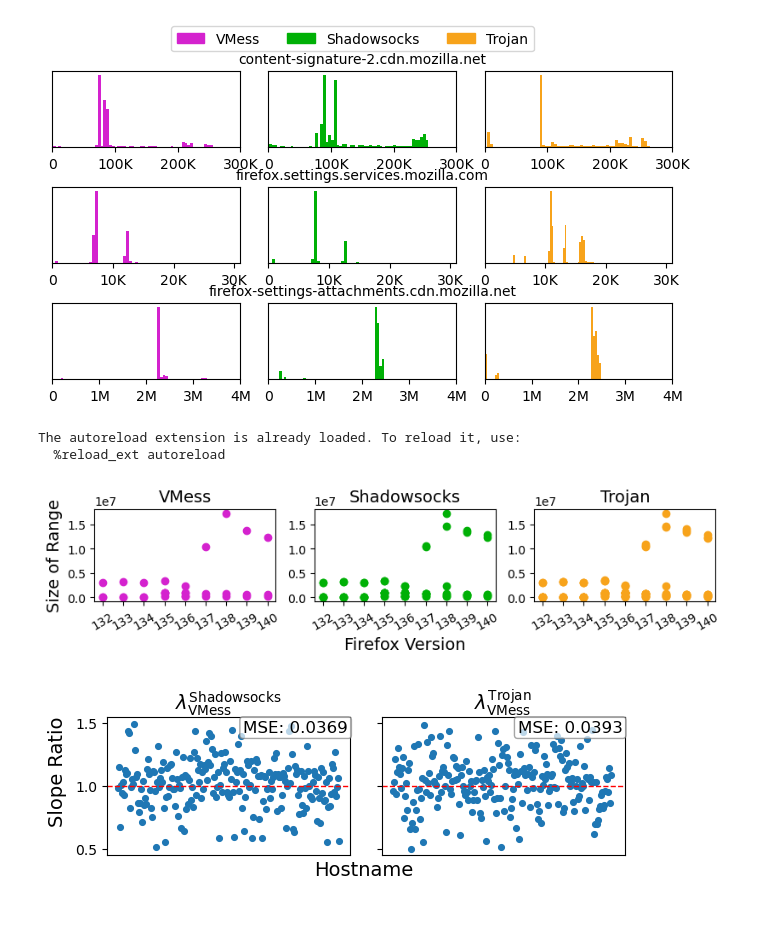
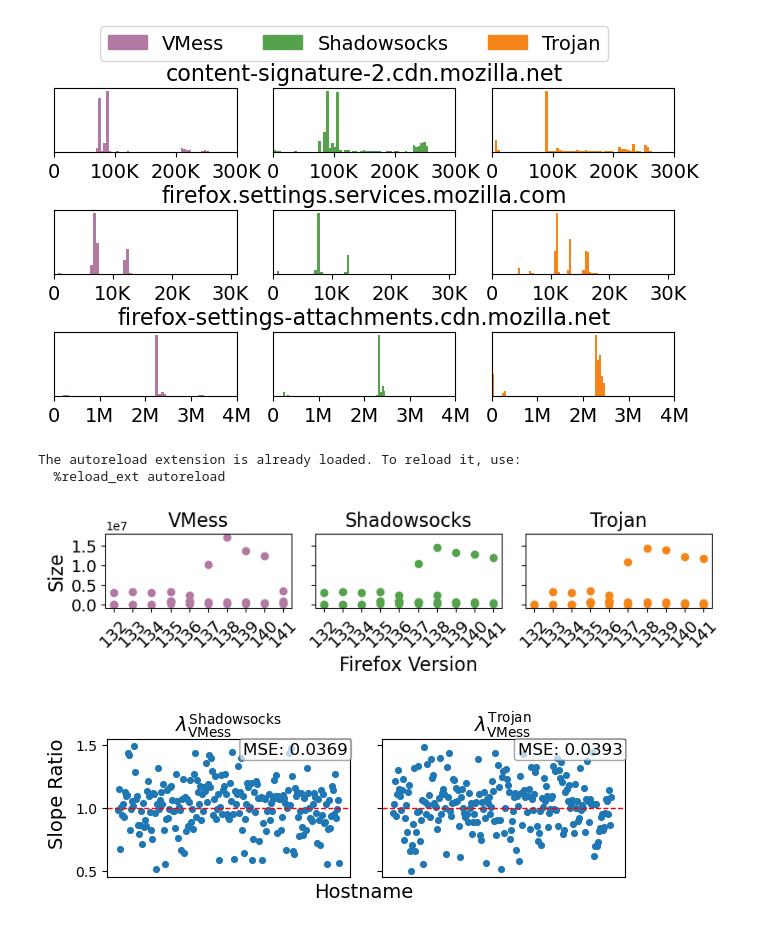
Before and after one commit to wesly2000/PA3, a Jupyter notebook: exp/data_analysis/stream_analysis.ipynb, the cells around one changed output. Cells and saved outputs as stored; diff of their text form; code cells hidden in the pictures.

```diff
--- a/exp/data_analysis/stream_analysis.ipynb
+++ b/exp/data_analysis/stream_analysis.ipynb
@@ -204,7 +204,7 @@ for sni in dfs:
     arrays[sni] = columns
 
 protocols = ["VMess", "Shadowsocks", "Trojan"]
-color_map = ["#d422ce", "#00b006", "#f7a31b"]
+color_map = ["#B279A2", "#54A24B", "#F58518"]
 
 patches = [mpatches.Patch(color=color_map[i], label=protocols[i]) for i in range(3)]
 
@@ -226,22 +226,22 @@ for j in range(3):
     for i, sni in enumerate(dfs):
         axes[i, j].hist(arrays[sni][j][arrays[sni][j] < x_lim[i]], bins=60, color=color_map[j], label=protocols[j])
         axes[i, j].set_xlim(0, x_lim[i])
-        axes[i, j].tick_params(axis='x', labelsize=10)
+        axes[i, j].tick_params(axis='x', labelsize=14)
         axes[i, j].set_yticks([])
         axes[i, j].set_xticks(x_ticks[i])
         axes[i, j].set_xticklabels(x_ticklabels[i])
-        axes[i, 1].set_title(sni, fontsize=10)
+        axes[i, 1].set_title(sni, fontsize=16)
 
 
 # Manually create a legend for the whole figure
-fig.legend(handles=patches, loc='upper center', ncol=3, bbox_to_anchor=(0.5, 1.01), fontsize=10)
+fig.legend(handles=patches, loc='upper center', ncol=3, bbox_to_anchor=(0.5, 1.06), fontsize=14)
 
-fig.subplots_adjust(hspace=0.53, wspace=0.15)
+fig.subplots_adjust(hspace=0.9, wspace=0.2)
 # plt.savefig('histograms.png')
 
 plt.savefig('browser_noise.pdf', bbox_inches='tight', dpi=300, format='pdf')
 # %% [output]
-[figure, old version]
+[figure, new version]
 # %%
 import pandas as pd
 from WFlib.tools.formatter import array_path
@@ -338,9 +338,9 @@ import matplotlib.pyplot as plt
 import matplotlib.patches as mpatches
 from WFlib.utils.statistics import greedy_mass_covering
 
-versions = [v for v in range(132, 141)]
+versions = [v for v in range(132, 142)]
 protocols = ["VMess", "Shadowsocks", "Trojan"]
-color_map = ["#d422ce", "#00b006", "#f7a31b"]
+color_map = ["#B279A2", "#54A24B", "#F58518"]
 coverage = .4
 
 SNI_BIN_SIZE = {
@@ -349,46 +349,46 @@ SNI_BIN_SIZE = {
     'content-signature-2.cdn.mozilla.net': 1000
 }
 # %%
-fig, axs = plt.subplots(1, 3, figsize=(8, 2), constrained_layout=True)
+fig, axs = plt.subplots(1, 3, figsize=(8, 2), constrained_layout=True, sharey=True)
 patches = [mpatches.Patch(color=color_map[i], label=protocols[i]) for i in range(3)]
 y_ticks = [0, .5e7, 1e7, 1.5e7]
 axs[0].set_xticks(versions)
+axs[0].set_ylabel("Size", fontsize=16)
 axs[0].set_yticks(y_ticks)
-axs[0].tick_params(axis='x', rotation=30)
-axs[0].set_ylabel("Size of Range", fontsize=14)
-# axs[0].set_xlabel("Firefox Version", fontsize=14)
-axs[0].set_title("VMess", fontsize=14)
+axs[0].tick_params(axis='x', rotation=45, labelsize=14)
+axs[0].tick_params(axis='y', labelsize=14)
+axs[0].set_title("VMess", fontsize=16)
 axs[1].set_xticks(versions)
 axs[1].set_yticks(y_ticks)
-axs[1].tick_params(axis='x', rotation=30)
-# axs[1].set_ylabel("Size of Range", fontsize=14)
-axs[1].set_title("Shadowsocks", fontsize=14)
-axs[1].set_xlabel("Firefox Version", fontsize=14)
+axs[1].tick_params(axis='x', rotation=45, labelsize=14)
+axs[1].set_title("Shadowsocks", fontsize=16)
+axs[1].set_xlabel("Firefox Version", fontsize=16)
+axs[1].tick_params(axis='y', labelleft=False)
 axs[2].set_xticks(versions)
 axs[2].set_yticks(y_ticks)
-axs[2].tick_params(axis='x', rotation=30)
-# axs[2].set_ylabel("Size of Range", fontsize=14)
-# axs[2].set_xlabel("Firefox Version", fontsize=14)
-axs[2].set_title("Trojan", fontsize=14)
+axs[2].tick_params(axis='x', rotation=45, labelsize=14)
+axs[2].set_title("Trojan", fontsize=16)
+axs[2].tick_params(axis='y', labelleft=False)
+
 for version in versions:
     dfs = dict()
     dfs['content-signature-2.cdn.mozilla.net'] = pd.read_csv(f"/data/exp/lxyu/Dataset/WF/VisualSeg/firefox_dataset/{version}/content-signature-2.cdn.mozilla.net.csv")
     dfs['firefox.settings.services.mozilla.com'] = pd.read_csv(f"/data/exp/lxyu/Dataset/WF/VisualSeg/firefox_dataset/{version}/firefox.settings.services.mozilla.com.csv")
     dfs['firefox-settings-attachments.cdn.mozilla.net'] = pd.read_csv(f"/data/exp/lxyu/Dataset/WF/VisualSeg/firefox_dataset/{version}/firefox-settings-attachments.cdn.mozilla.net.csv")
-    total_cover = []
     for i, protocol in enumerate(protocols):
+        total_cover = []
         for sni in dfs:
             array = dfs[sni][protocol.lower()].dropna().to_numpy().astype(np.int64)
             cover, actual_coverage = greedy_mass_covering(array, SNI_BIN_SIZE[sni], coverage)
             total_cover += cover
 
         for cover in total_cover:
             axs[i].scatter(version, (cover[0] + cover[1])/2, color=color_map[i], marker='o')
 
 # fig.legend(handles=patches, loc='upper center', ncol=3, bbox_to_anchor=(0.5, 1.21), fontsize=14)
 plt.savefig('version.pdf', bbox_inches='tight', dpi=300, format='pdf')
 # %% [output]
-[figure, old version]
+[figure, new version]
 # %%
 import numpy as np
 import os
```
Also changed, not shown: parts of 2 cells of this notebook, 4 other files.
